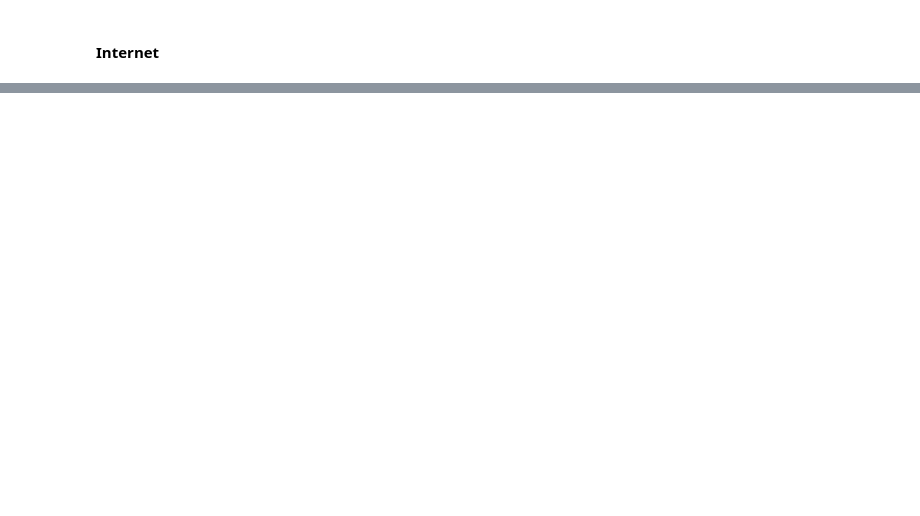
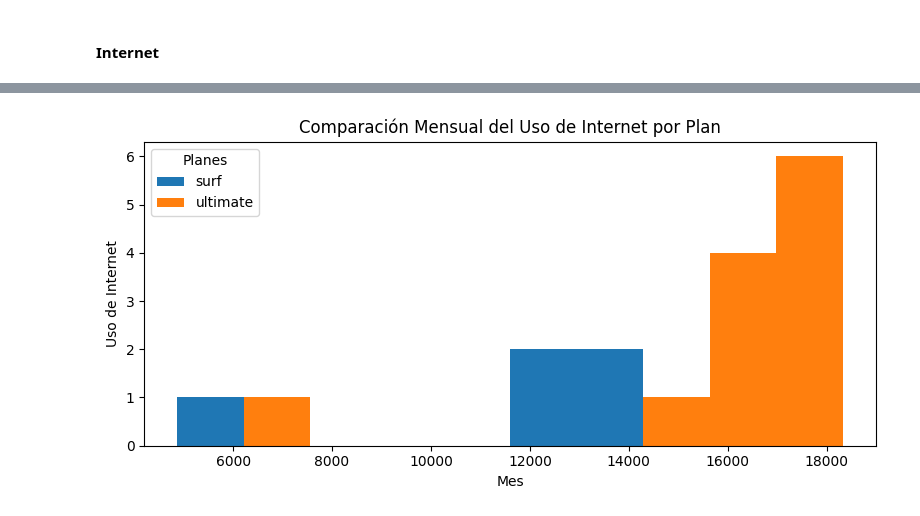
Before and after one commit to Rom5262/Llamadas, a Jupyter notebook: telefonos.ipynb, the cells around one changed output, grey strips where cells are left out. Saved outputs shown, nothing was run; the diff lists cells and outputs as text; code cells hidden in the pictures; blank space fills up the shorter version.

```diff
--- a/telefonos.ipynb
+++ b/telefonos.ipynb
@@ -663,0 +646,12 @@ plt.show()
+# %%
+monthly_internet_traffic = final_data.groupby(['type_plan', 'month'])['compil_internet'].mean().reset_index()
+pivot_minutes = monthly_internet_traffic.pivot(index='month', columns='type_plan', values='compil_internet')
+pivot_minutes.plot(kind='hist', figsize=(8, 4))
+plt.title("Comparación Mensual del Uso de Internet por Plan")
+plt.xlabel("Mes")
+plt.ylabel("Uso de Internet")
+plt.legend(title="Planes")
+plt.tight_layout()
+plt.show()
+# %% [output]
+[figure, added]
```
Also changed, not shown: parts of 19 cells of this notebook, 2 other files.
